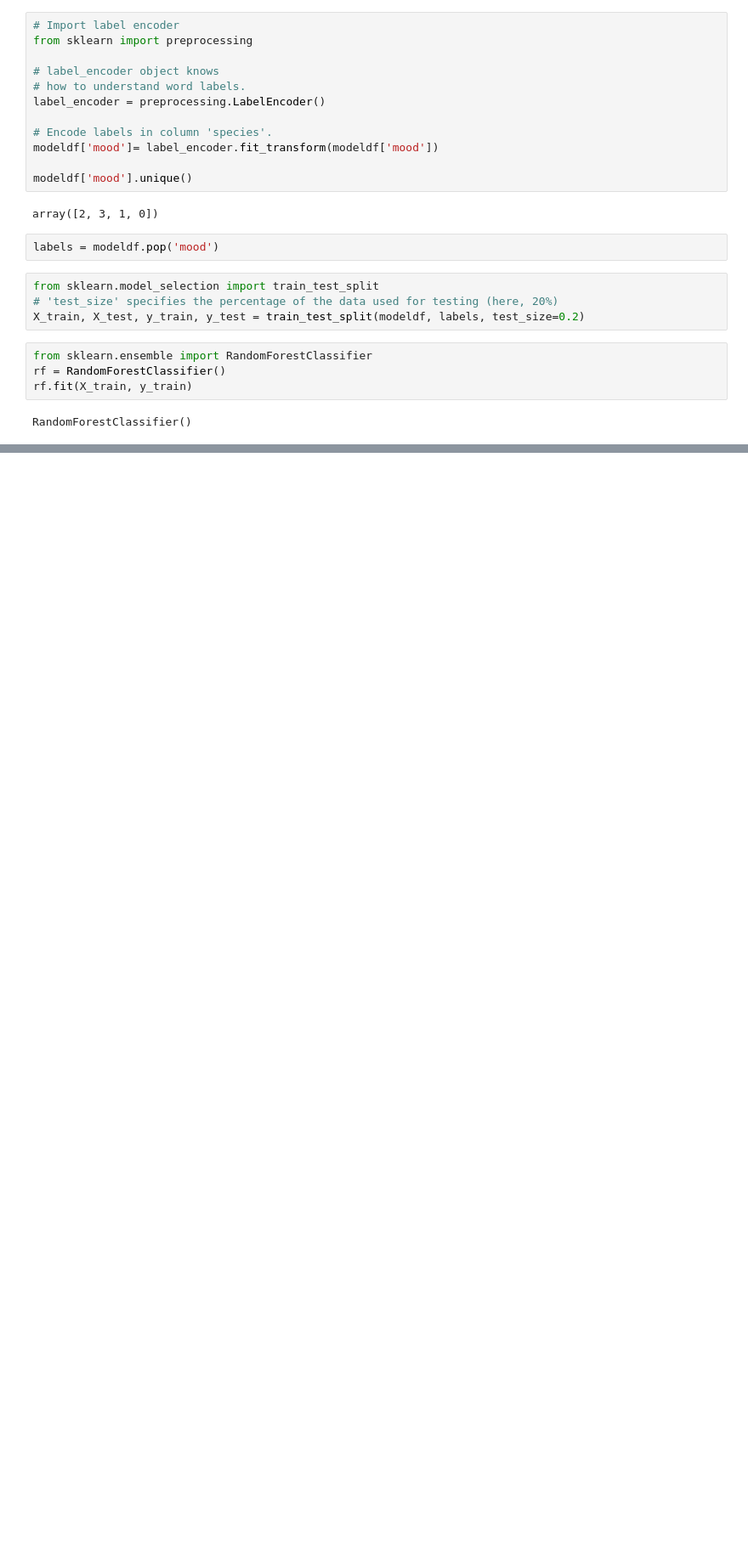
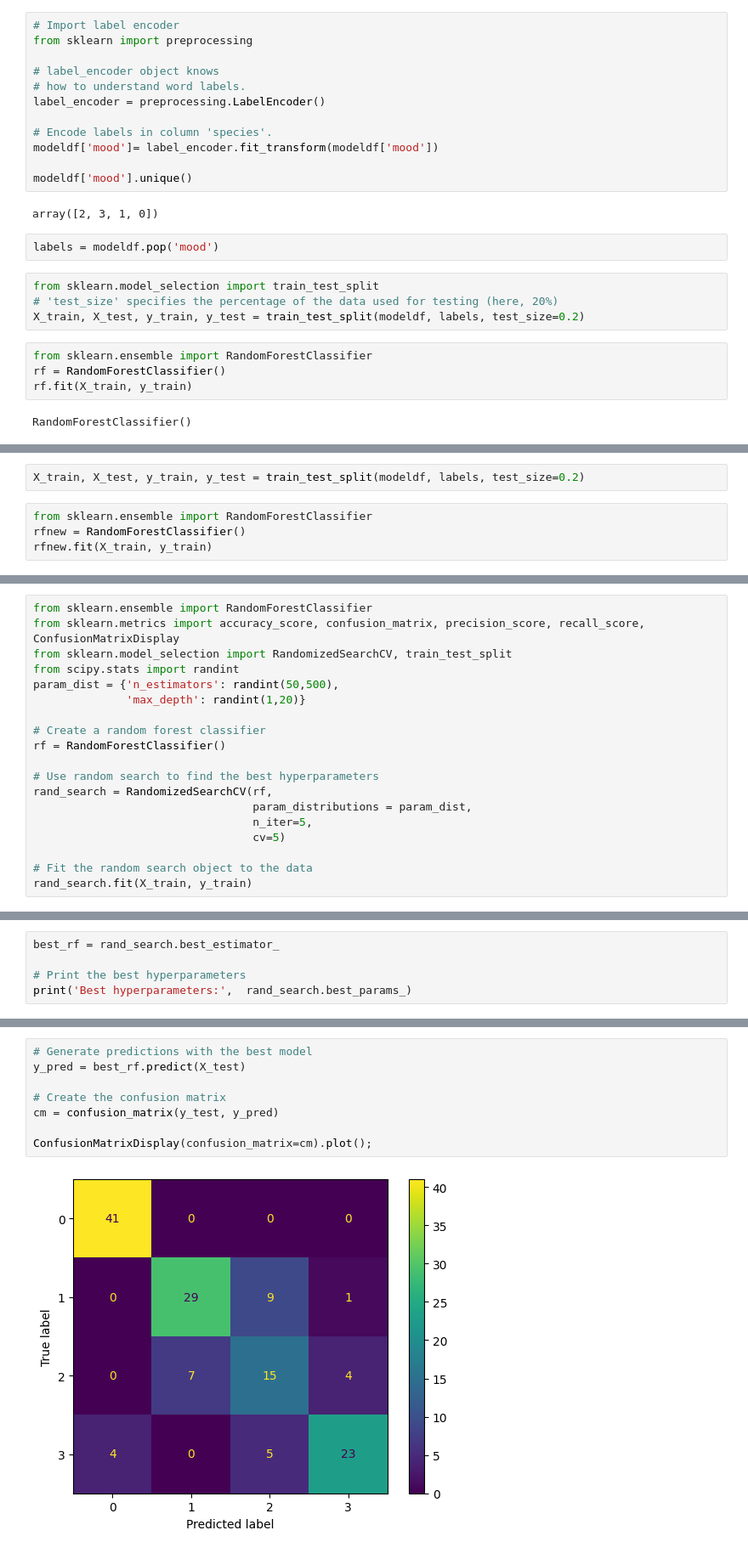
Before and after one commit to HalaShawky/Music-Mood-Prediction, a Jupyter notebook: Music-Mood-Code.ipynb, the cells around one changed output, grey strips where cells are left out. Shown at 85% size. Cells and saved outputs as stored; diff of their text form; blank space fills up the shorter version.

```diff
--- a/Music-Mood-Code.ipynb
+++ b/Music-Mood-Code.ipynb
@@ -276,0 +292,6 @@ KeyError: ignored
+# %%
+X_train, X_test, y_train, y_test = train_test_split(modeldf, labels, test_size=0.2)
+# %%
+from sklearn.ensemble import RandomForestClassifier
+rfnew = RandomForestClassifier()
+rfnew.fit(X_train, y_train)
@@ -276,0 +304,19 @@ KeyError: ignored
+# %%
+from sklearn.ensemble import RandomForestClassifier
+from sklearn.metrics import accuracy_score, confusion_matrix, precision_score, recall_score, ConfusionMatrixDisplay
+from sklearn.model_selection import RandomizedSearchCV, train_test_split
+from scipy.stats import randint
+param_dist = {'n_estimators': randint(50,500),
+              'max_depth': randint(1,20)}
+
+# Create a random forest classifier
+rf = RandomForestClassifier()
+
+# Use random search to find the best hyperparameters
+rand_search = RandomizedSearchCV(rf,
+                                 param_distributions = param_dist,
+                                 n_iter=5,
+                                 cv=5)
+
+# Fit the random search object to the data
+rand_search.fit(X_train, y_train)
@@ -276,0 +327,5 @@ KeyError: ignored
+# %%
+best_rf = rand_search.best_estimator_
+
+# Print the best hyperparameters
+print('Best hyperparameters:',  rand_search.best_params_)
@@ -276,0 +334,10 @@ KeyError: ignored
+# %%
+# Generate predictions with the best model
+y_pred = best_rf.predict(X_test)
+
+# Create the confusion matrix
+cm = confusion_matrix(y_test, y_pred)
+
+ConfusionMatrixDisplay(confusion_matrix=cm).plot();
+# %% [output]
+[figure, added]
```
Also changed, not shown: parts of 16 cells of this notebook.
